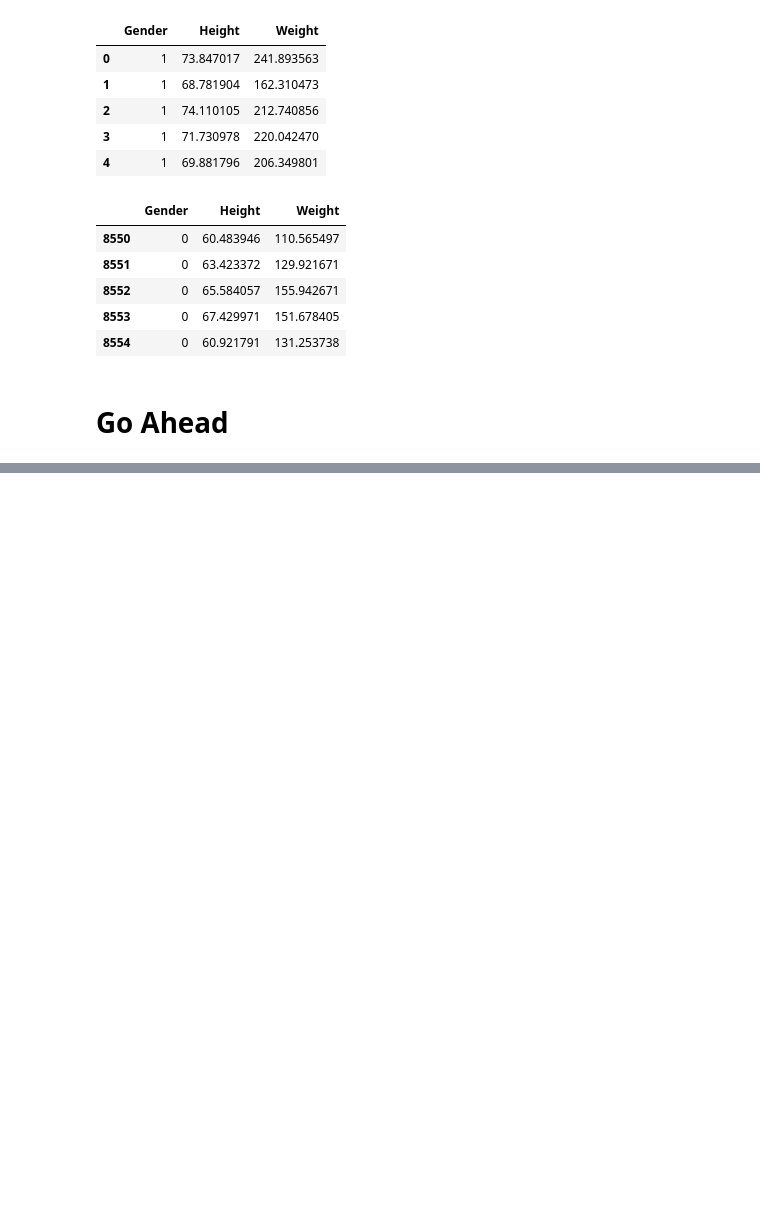
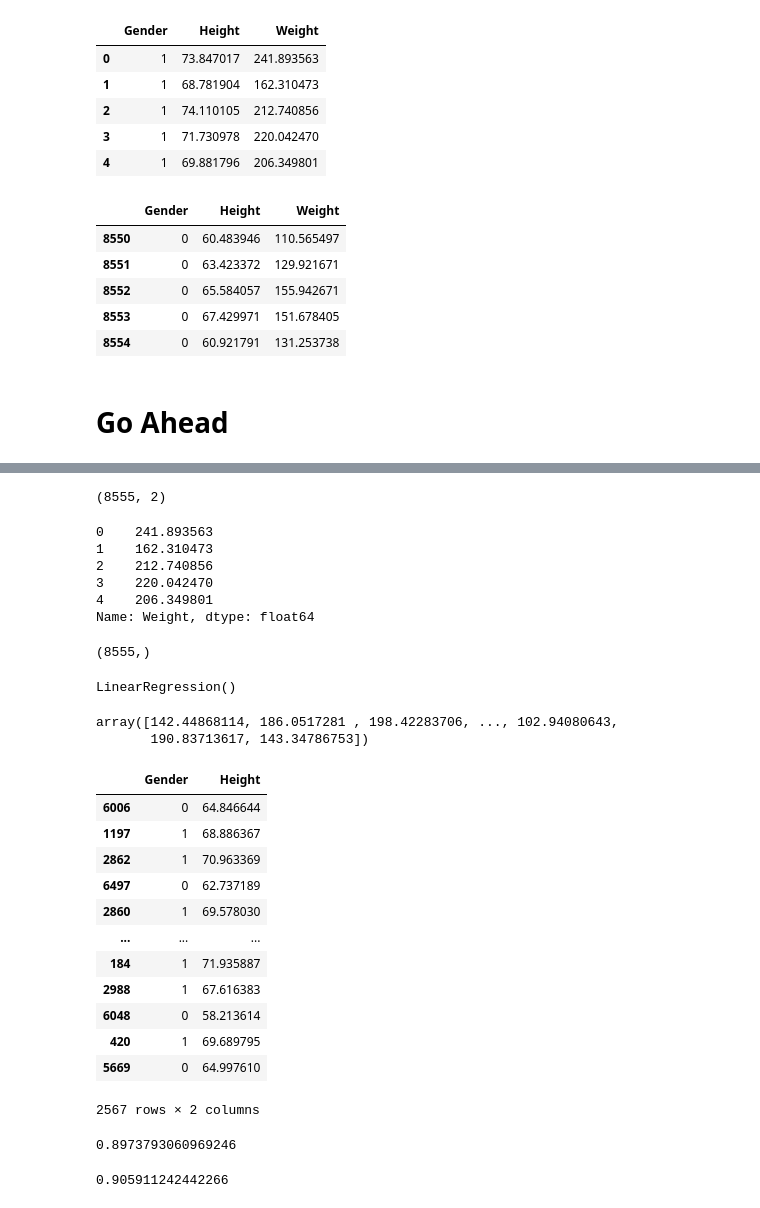
Before and after one commit to saquib-hassan/ml_b24, a Jupyter notebook: Assignment_Height_Weight/KNN Assessment.ipynb, the cells around one changed output, grey strips where cells are left out. Drawn from its saved outputs; the diff is of its cells as text; code cells hidden in the pictures; blank space fills up the shorter version.

```diff
--- a/Assignment_Height_Weight/KNN Assessment.ipynb
+++ b/Assignment_Height_Weight/KNN Assessment.ipynb
@@ -55,0 +54,2 @@ df.tail()
+# %%
+X = df.drop(["Weight"], axis = 1)
@@ -55,0 +65,19 @@ df.tail()
+# %%
+X.shape
+# %% [output]
+(8555, 2)
+# %%
+Y = df.Weight
+# %%
+Y.head()
+# %% [output]
+0    241.893563
+1    162.310473
+2    212.740856
+3    220.042470
+4    206.349801
+Name: Weight, dtype: float64
+# %%
+Y.shape
+# %% [output]
+(8555,)
@@ -55,0 +86,2 @@ df.tail()
+# %%
+xtrain, xtest, ytrain, ytest = train_test_split(X,Y, test_size = 0.3, random_state=42)
@@ -55,0 +92,4 @@ df.tail()
+# %%
+model.fit(xtrain,ytrain)
+# %% [output]
+LinearRegression()
@@ -55,0 +98,21 @@ df.tail()
+# %%
+y_pred
+# %% [output]
+array([142.44868114, 186.0517281 , 198.42283706, ..., 102.94080643,
+       190.83713617, 143.34786753])
+# %%
+xtest
+# %% [output]
+|  | Gender | Height |
+| 6006 | 0 | 64.846644 |
+| 1197 | 1 | 68.886367 |
+| 2862 | 1 | 70.963369 |
+| 6497 | 0 | 62.737189 |
+| 2860 | 1 | 69.578030 |
+| ... | ... | ... |
+| 184 | 1 | 71.935887 |
+| 2988 | 1 | 67.616383 |
+| 6048 | 0 | 58.213614 |
+| 420 | 1 | 69.689795 |
+| 5669 | 0 | 64.997610 |
+2567 rows × 2 columns
@@ -55,0 +123,8 @@ df.tail()
+# %%
+lr_train
+# %% [output]
+0.8973793060969246
+# %%
+r2_score(ytest,y_pred)
+# %% [output]
+0.905911242442266
```
Also changed, not shown: parts of 62 cells of this notebook, 1 other file.
